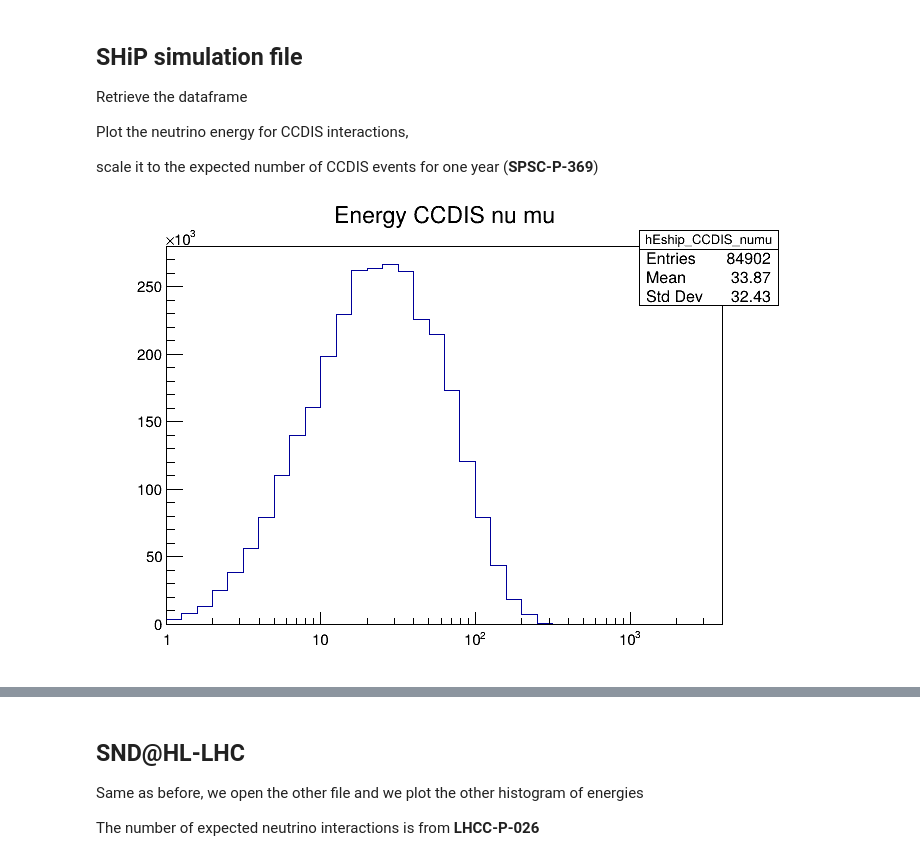
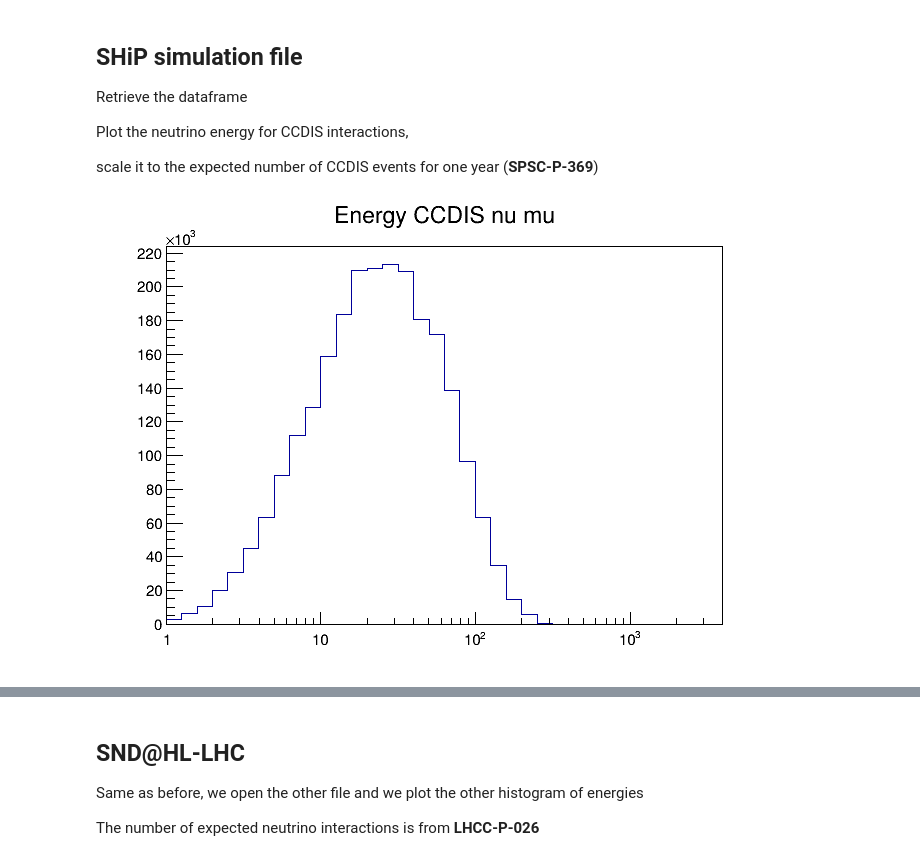
Before and after one commit to antonioiuliano2/macros-ship, a Jupyter notebook: nu_ship_simulations/SumCCCrossSections.ipynb, the cells around one changed output, grey strips where cells are left out. Drawn from its saved outputs; the diff is of its cells as text; code cells hidden in the pictures.

```diff
--- a/nu_ship_simulations/SumCCCrossSections.ipynb
+++ b/nu_ship_simulations/SumCCCrossSections.ipynb
@@ -55,13 +55,14 @@ dfship_numu_bar = dfship.Filter("neu==-14");
 dfship_numu_bar_W = dfship_numu_bar.Filter("tgt==1000741840");
 hEship_CCDIS_numu_bar = dfship_numu_bar_W.Filter("cc&&dis").Histo1D(("hEship_CCDIS_numu_bar","Energy CCDIS nu mu bar",nbinsE,Ebin_borders_c),"Ev")
 # %%
-n_numu_CCDIS_ship = 2.0e+5 * 15 #15 years of SHiP data taking
+r.gStyle.SetOptStat(0)
+n_numu_CCDIS_ship = 1.6e+5 * 15 #15 years of SHiP data taking
 #n_numu_CCDIS_ship = 2.4e+6 #15 years of SHiP data taking in the Si/W target
 cE_CCDIS_numu = r.TCanvas()
 hEship_CCDIS_numu.Scale(n_numu_CCDIS_ship/hEship_CCDIS_numu.Integral())
 hEship_CCDIS_numu.Draw("histo")
 cE_CCDIS_numu.SetLogx()
 cE_CCDIS_numu.Draw()
 # %% [output]
-[figure, old version]
+[figure, new version]
 # %%
```
Also changed, not shown: parts of 10 cells of this notebook, 1 other file.
